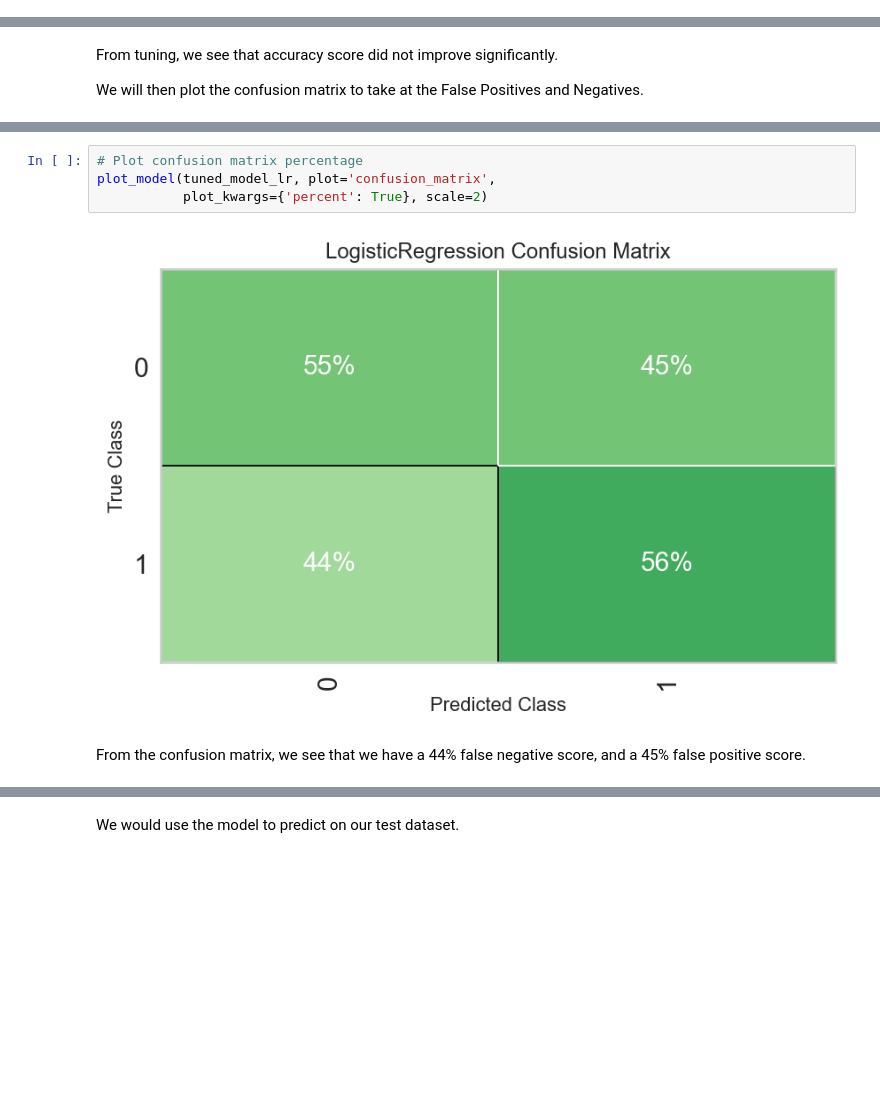
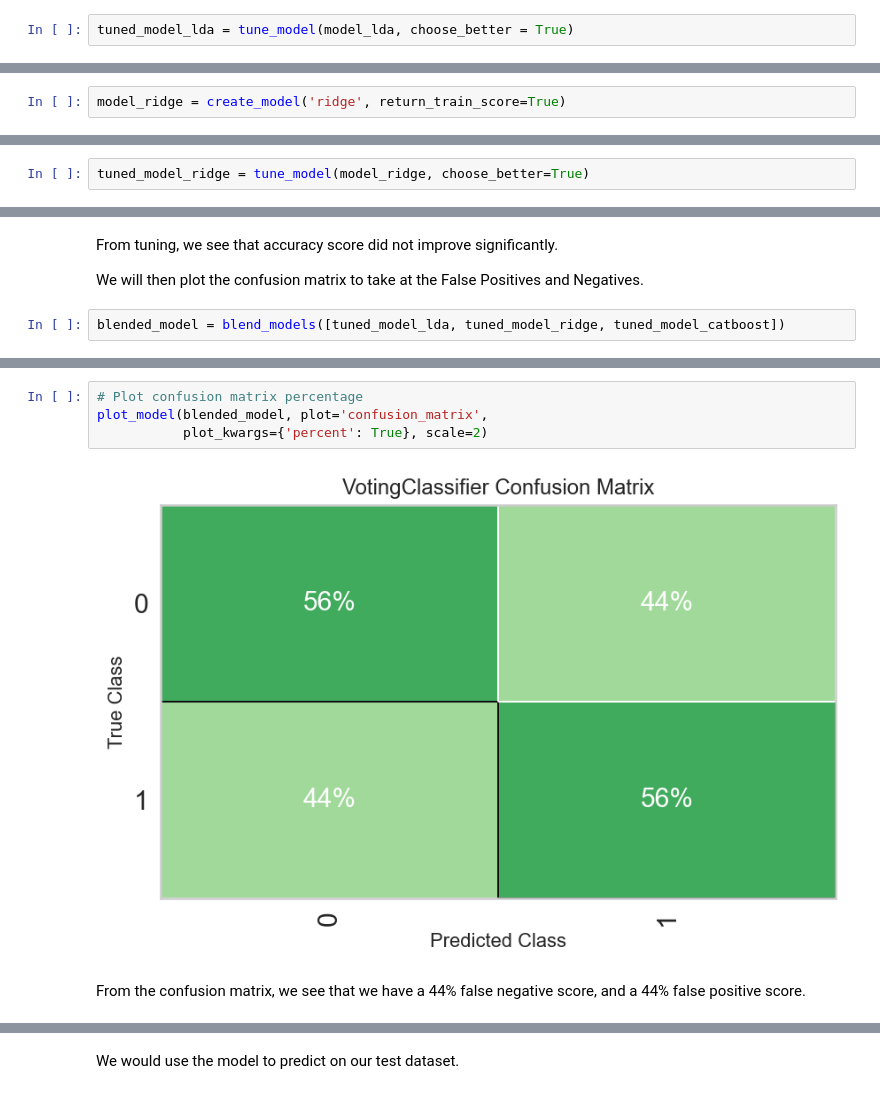
Before and after one commit to zackchia1608/Python-projects, a Jupyter notebook: Dota 2 match win predictor and recommender/Captstone Data Modelling.ipynb, the cells around one changed output, grey strips where cells are left out. Drawn from its saved outputs; the diff is of its cells as text; blank space fills up the shorter version.

```diff
--- a/Dota 2 match win predictor and recommender/Captstone Data Modelling.ipynb
+++ b/Dota 2 match win predictor and recommender/Captstone Data Modelling.ipynb
@@ -176,0 +218,2 @@ tuned_model_lr = tune_model(model_lr, choose_better=True)
+# %%
+tuned_model_lda = tune_model(model_lda, choose_better = True)
@@ -176,0 +230,2 @@ tuned_model_lr = tune_model(model_lr, choose_better=True)
+# %%
+model_ridge = create_model('ridge', return_train_score=True)
@@ -176,0 +250,2 @@ tuned_model_lr = tune_model(model_lr, choose_better=True)
+# %%
+tuned_model_ridge = tune_model(model_ridge, choose_better=True)
@@ -178,3 +263,5 @@ tuned_model_lr = tune_model(model_lr, choose_better=True)
 From tuning, we see that accuracy score did not improve significantly.
 
 We will then plot the confusion matrix to take at the False Positives and Negatives.
+# %%
+blended_model = blend_models([tuned_model_lda, tuned_model_ridge, tuned_model_catboost])
@@ -181,8 +278,8 @@ We will then plot the confusion matrix to take at the False Positives and Negati
 # %%
 # Plot confusion matrix percentage
-plot_model(tuned_model_lr, plot='confusion_matrix',
+plot_model(blended_model, plot='confusion_matrix',
            plot_kwargs={'percent': True}, scale=2)
 # %% [output]
-[figure, old version]
+[figure, new version]
 # %% [markdown]
-From the confusion matrix, we see that we have a 44% false negative score, and a 45% false positive score.
+From the confusion matrix, we see that we have a 44% false negative score, and a 44% false positive score.
```
Also changed, not shown: parts of 21 cells of this notebook, 40 other files.
